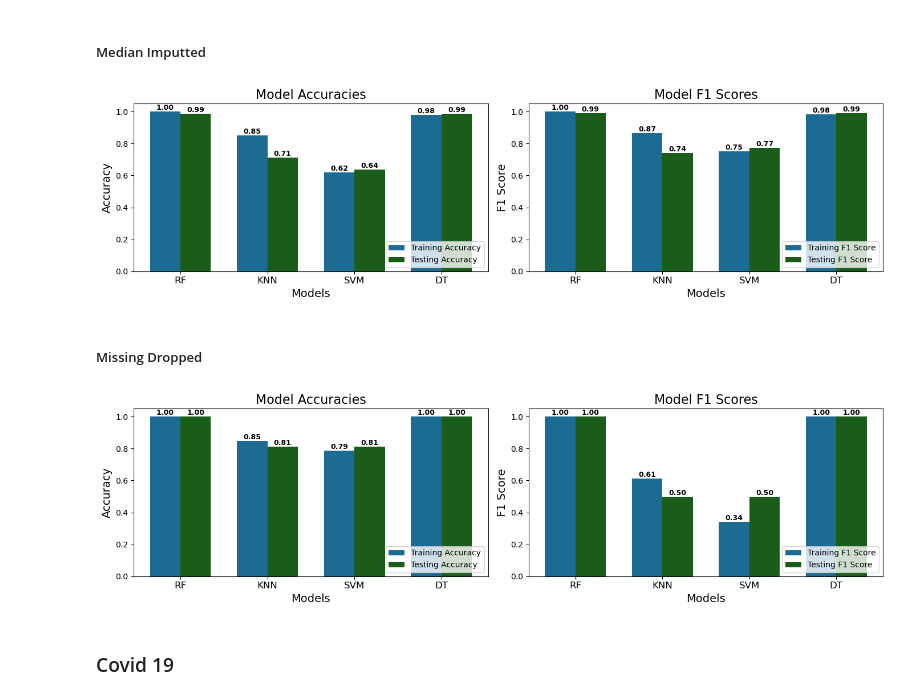
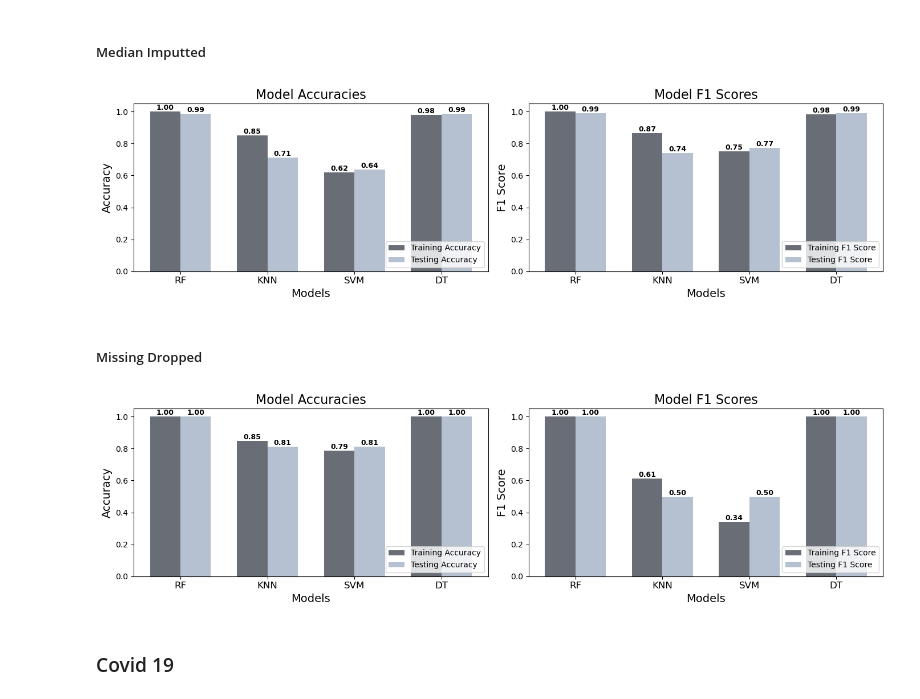
Before and after one commit to mrcljns/Reproducible-Research-Project, a Jupyter notebook: Project Report/RR_Project_Report.ipynb, the cells around one changed output. Cells and saved outputs as stored; diff of their text form; code cells hidden in the pictures.

```diff
--- a/Project Report/RR_Project_Report.ipynb
+++ b/Project Report/RR_Project_Report.ipynb
@@ -261,7 +241,7 @@ x = np.arange(len(ckd_median_imputted_data))
 width = 0.35
 
 # Colors for the bars
-colors = {'TRAIN': '#1B6B93', 'TEST': '#1A5D1A'}
+colors = {'TRAIN': '#686D76', 'TEST': '#B5C0D0'}
 
 # Plotting accuracies
 ax1.bar(x, ckd_median_imputted_data['train_acc'], width, label='Training Accuracy', color=colors['TRAIN'])
@@ -276,34 +256,34 @@ for i, v in enumerate(ckd_median_imputted_data['eval_acc']):
 # Plotting F1 scores
 ax2.bar(x, ckd_median_imputted_data['train_f1'], width, label='Training F1 Score', color=colors['TRAIN'])
 ax2.bar([p + width for p in x], ckd_median_imputted_data['eval_f1'], width, label='Testing F1 Score', color=colors['TEST'])
 
 # Adding labels above bars for F1 scores
 for i, v in enumerate(ckd_median_imputted_data['train_f1']):
     ax2.text(i, v, f"{v:.2f}", ha='center', va='bottom', fontweight='bold', color='black', fontsize=9)
 for i, v in enumerate(ckd_median_imputted_data['eval_f1']):
     ax2.text(i + width, v, f"{v:.2f}", ha='center', va='bottom', fontweight='bold', color='black', fontsize=9)
 
 # Styling and labeling
 ax1.set_xlabel('Models', fontsize=14)
 ax1.set_ylabel('Accuracy', fontsize=14)
 ax1.set_title('Model Accuracies', fontsize=16)
 ax1.set_xticks(x + width / 2)
 ax1.set_xticklabels(ckd_median_imputted_data['model'].str.upper(), fontsize=12)
 ax1.legend(loc='lower right')
 ax1.set_ylim(0.0, 1.05)
 
 ax2.set_xlabel('Models', fontsize=14)
 ax2.set_ylabel('F1 Score', fontsize=14)
 ax2.set_title('Model F1 Scores', fontsize=16)
 ax2.set_xticks(x + width / 2)
 ax2.set_xticklabels(ckd_median_imputted_data['model'].str.upper(), fontsize=12)
 ax2.legend(loc='lower right')
 ax2.set_ylim(0.0, 1.05)
 
 plt.tight_layout()
 plt.show()
 # %% [output]
-[figure, old version]
+[figure, new version]
 # %% [markdown]
 ##### Missing Dropped
 # %%
@@ -318,7 +298,7 @@ x = np.arange(len(ckd_missing_dropped_data))
 width = 0.35
 
 # Colors for the bars
-colors = {'TRAIN': '#1B6B93', 'TEST': '#1A5D1A'}
+colors = {'TRAIN': '#686D76', 'TEST': '#B5C0D0'}
 
 # Plotting accuracies
 ax1.bar(x, ckd_missing_dropped_data['train_acc'], width, label='Training Accuracy', color=colors['TRAIN'])
@@ -360,7 +340,7 @@ ax2.set_ylim(0.0, 1.05)
 plt.tight_layout()
 plt.show()
 # %% [output]
-[figure, old version]
+[figure, new version]
 # %% [markdown]
 ### Covid 19
 # %% [markdown]
```
Also changed, not shown: parts of 19 cells of this notebook.
